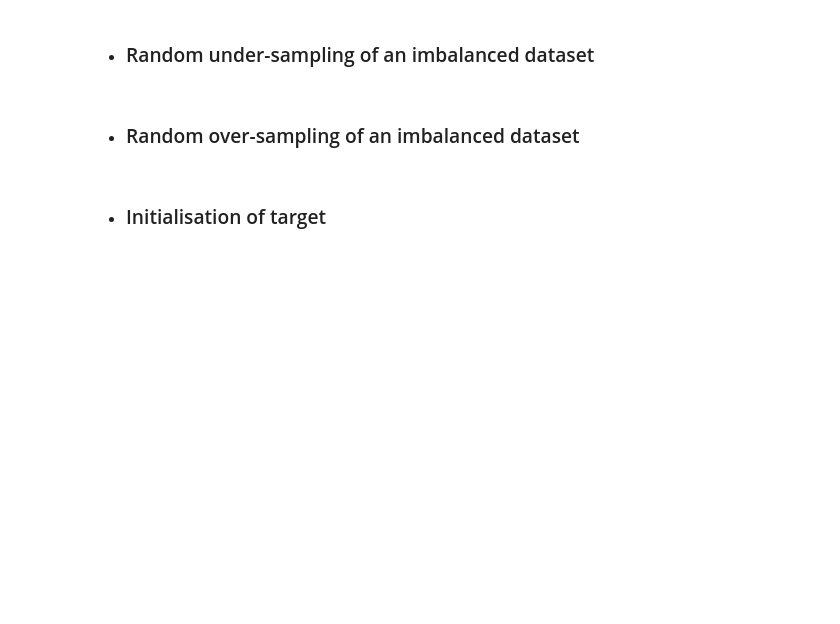
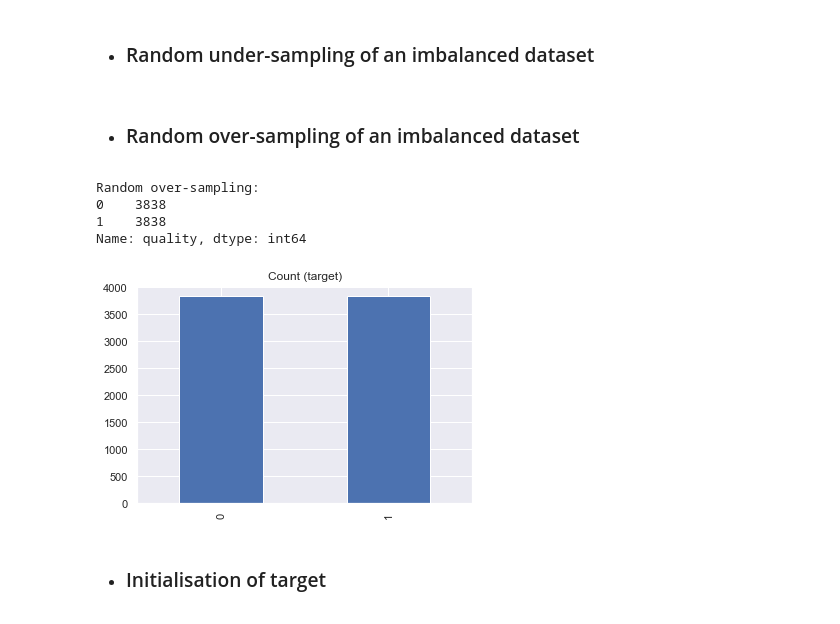
Before and after one commit to iDIZZZEL/Practic-ML-101, a Jupyter notebook: Module3-L2/Practice 2/Winequality - Practice.ipynb, the cells around one changed output. Drawn from its saved outputs; the diff is of its cells as text; code cells hidden in the pictures; blank space fills up the shorter version.

```diff
--- a/Module3-L2/Practice 2/Winequality - Practice.ipynb
+++ b/Module3-L2/Practice 2/Winequality - Practice.ipynb
@@ -214,13 +214,19 @@ dataset['quality'].value_counts().plot(x = dataset['quality'], kind='bar')
 # %% [markdown]
 * ### Random over-sampling of an imbalanced dataset
 # %%
-#class_1_over = class_1.sample(count_class_0, replace=True)
-#dataset_over = pd.concat([class_0, class_1_over], axis=0)
+class_1_over = class_1.sample(count_class_0, replace=True)
+dataset_over = pd.concat([class_0, class_1_over], axis=0)
 
-#print('Random over-sampling:')
-#print(dataset_over.quality.value_counts())
+print('Random over-sampling:')
+print(dataset_over.quality.value_counts())
 
-#dataset_over.quality.value_counts().plot(kind='bar', title='Count (target)');
+dataset_over.quality.value_counts().plot(kind='bar', title='Count (target)');
+# %% [output]
+Random over-sampling:
+0    3838
+1    3838
+Name: quality, dtype: int64
+[figure, added]
 # %% [markdown]
 * ### Initialisation of target
 # %%
```
Also changed, not shown: parts of 24 cells of this notebook, 1 other file.
